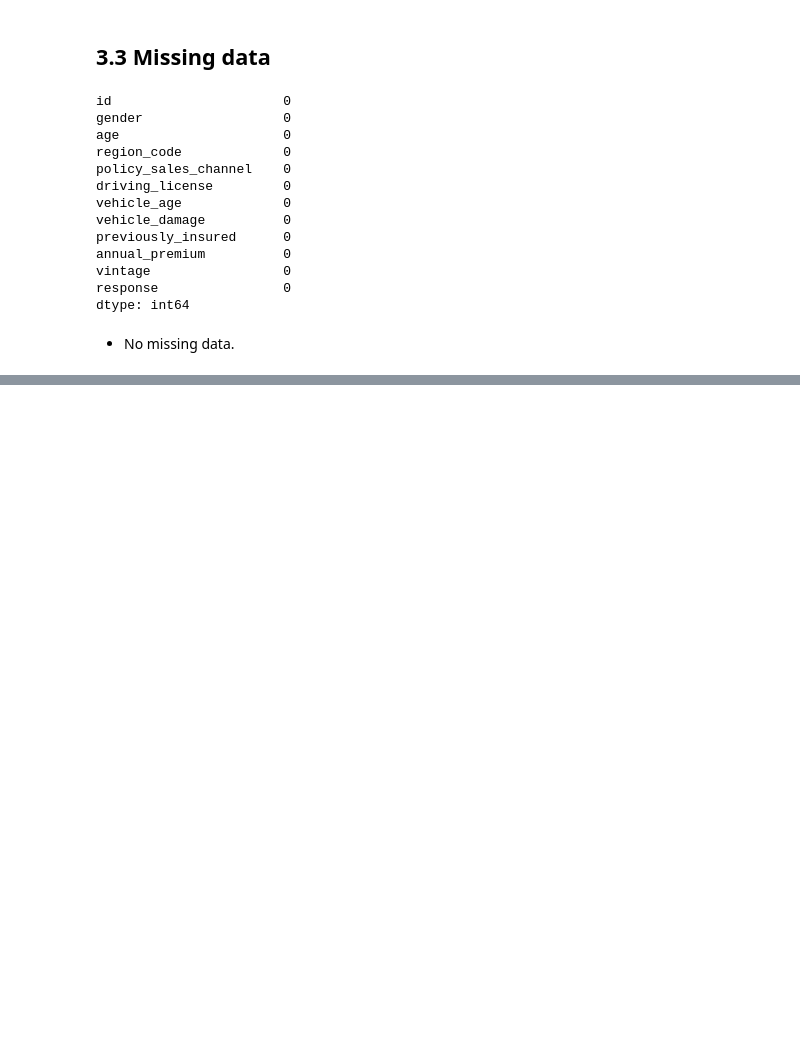
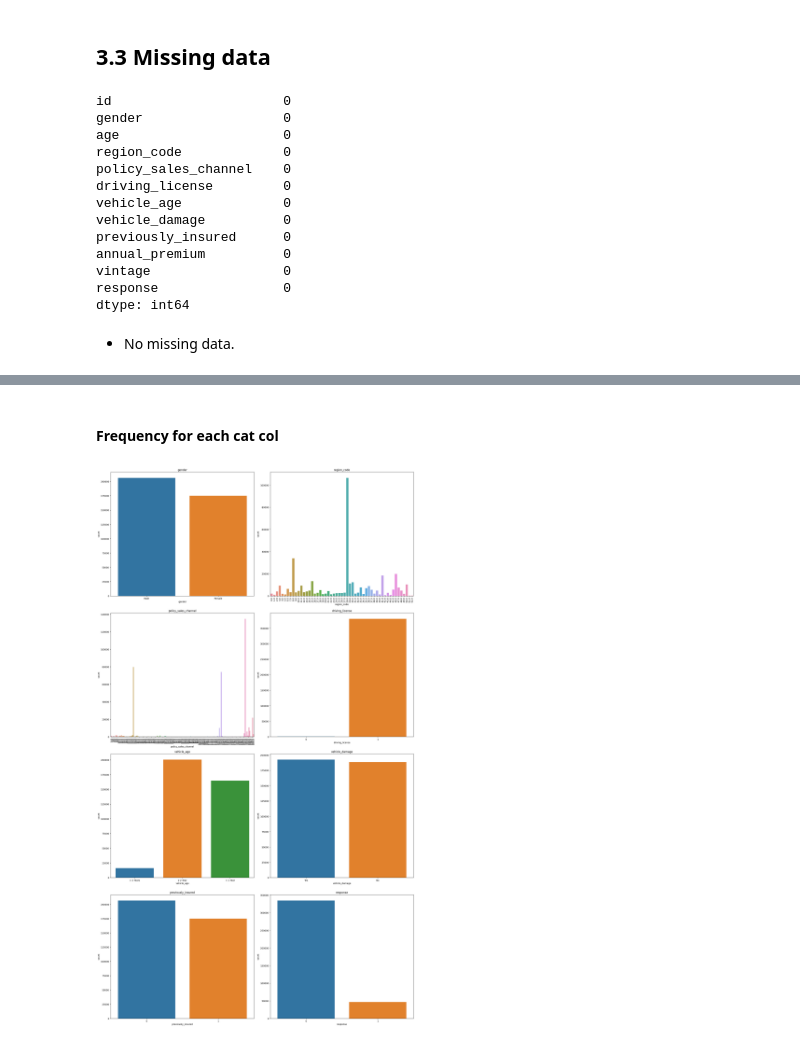
Before and after one commit to AllanCasado/health-insurance-cross-sell, a Jupyter notebook: notebooks/health_insurance_cross_sell.ipynb, the cells around one changed output, grey strips where cells are left out. Cells and saved outputs as stored; diff of their text form; code cells hidden in the pictures; blank space fills up the shorter version.

```diff
--- a/notebooks/health_insurance_cross_sell.ipynb
+++ b/notebooks/health_insurance_cross_sell.ipynb
@@ -222,19 +143,0 @@ cat_columns
-# %%
-#quanto tem de cada categoria
-fig, axes = plt.subplots(nrows=4, ncols=2, figsize=(20, 25))
-
-# Loop através das colunas do dataframe e plotagem dos gráficos
-for i, column in enumerate(cat_attributes.columns):
-    row = i // 2
-    col = i % 2
-    sns.countplot(data=df1, x=column, ax=axes[row, col])
-    axes[row, col].set_title(column)
-
-    num_categories = len(df1[column].unique())
-    if num_categories > 50:
-        # Rotaciona as labels em 90 graus
-        plt.set_xticklabels(plt.get_xticklabels(), rotation=90)
-
-# Exibição dos gráficos
-plt.tight_layout()
-plt.show()
@@ -243,0 +214,24 @@ AttributeError: module 'matplotlib.pyplot' has no attribute 'set_xticklabels'
+# %% [markdown]
+#### Frequency for each cat col
+# %%
+#quanto tem de cada categoria
+fig, axes = plt.subplots(b
+                         nrows=4, ncols=2, figsize=(20, 35))
+
+# Loop através das colunas do dataframe e plotagem dos gráficos
+for i, column in enumerate(cat_attributes.columns):
+    row = i // 2
+    col = i % 2
+    plot = sns.countplot(data=df1, x=column, ax=axes[row, col])
+    axes[row, col].set_title(column)
+
+    num_categories = len(df1[column].unique())
+    if num_categories > 50:
+        # Rotaciona as labels em 90 graus
+        plot.set_xticklabels(plot.get_xticklabels(), rotation=90)
+
+# Exibição dos gráficos
+plt.tight_layout()
+plt.show()
+# %% [output]
+[figure, added]
```
Also changed, not shown: parts of 44 cells of this notebook.
